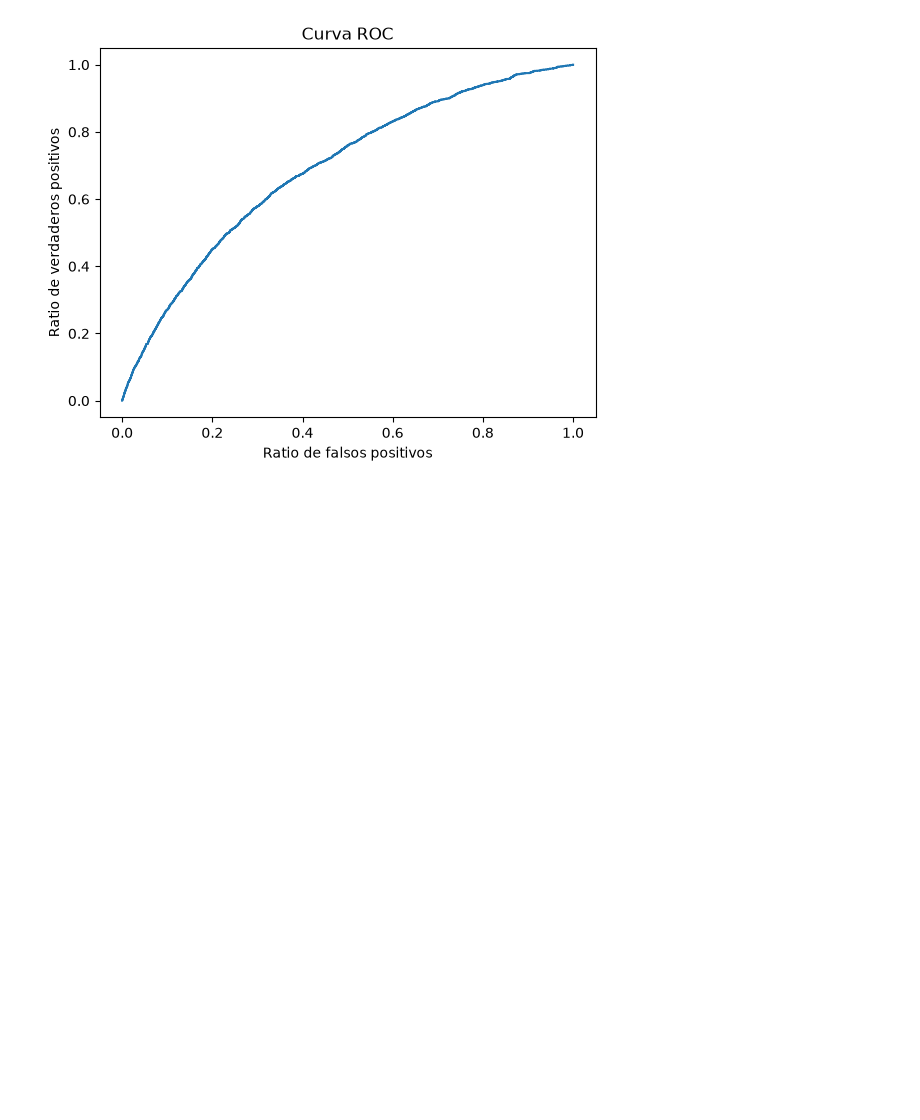
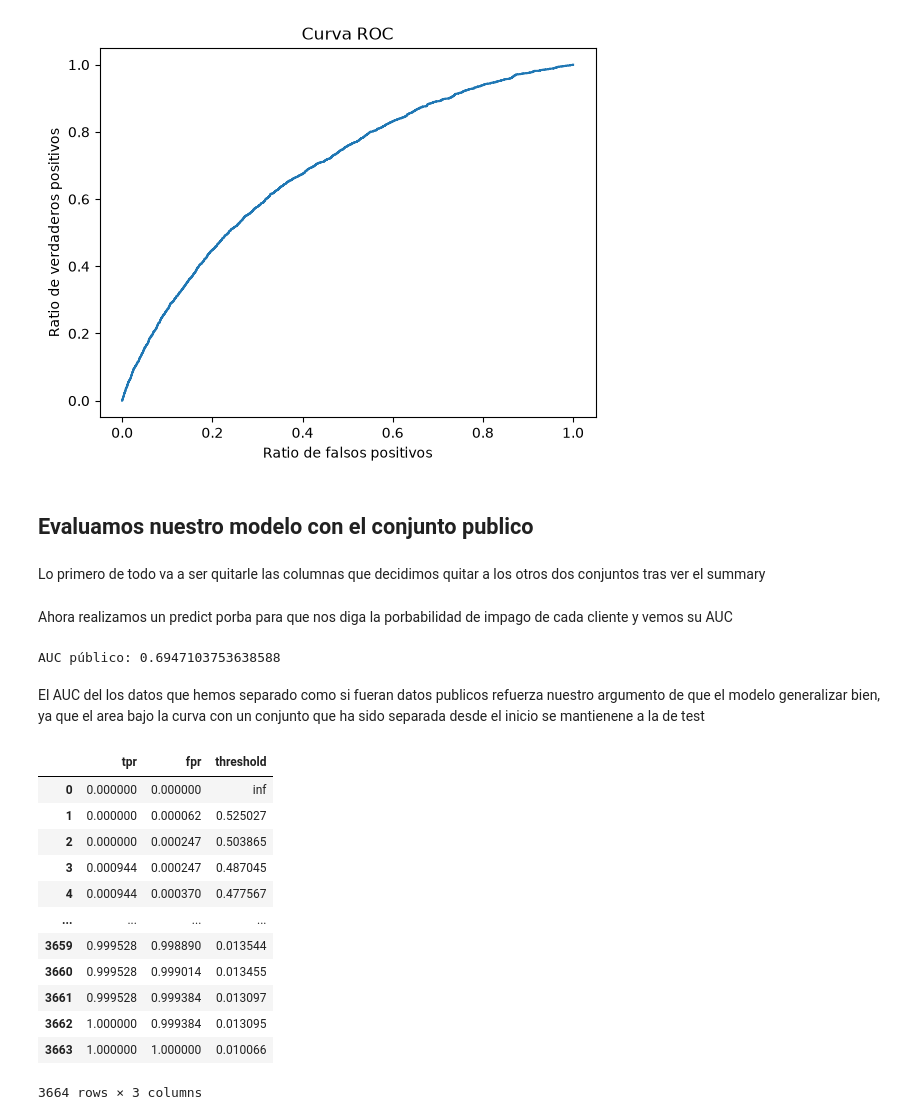
Before and after one commit to Guilleurre/Reto-05-Grupo-Verde-Oscuro, a Jupyter notebook: Modelo_impago.ipynb, the cells around one changed output. Saved outputs shown, nothing was run; the diff lists cells and outputs as text; code cells hidden in the pictures; blank space fills up the shorter version.

```diff
--- a/Modelo_impago.ipynb
+++ b/Modelo_impago.ipynb
@@ -417,3 +433,7 @@ plt.title("Curva ROC")
 # %% [output]
 Text(0.5, 1.0, 'Curva ROC')
 [figure]
+# %% [markdown]
+## Evaluamos nuestro modelo con el conjunto publico
+# %% [markdown]
+Lo primero de todo va a ser quitarle las columnas que decidimos quitar a los otros dos conjuntos tras ver el summary
@@ -419,0 +442,2 @@ Text(0.5, 1.0, 'Curva ROC')
+# %% [markdown]
+Ahora realizamos un predict porba para que nos diga la porbabilidad de impago de cada cliente y vemos su AUC
@@ -419,0 +446,23 @@ Text(0.5, 1.0, 'Curva ROC')
+# %%
+print("AUC público:", roc_auc_score(y_publico, prob_publico))
+# %% [output]
+AUC público: 0.6947103753638588
+# %% [markdown]
+El AUC del los datos que hemos separado como si fueran datos publicos refuerza nuestro argumento de que el modelo generalizar bien, ya que el area bajo la curva con un conjunto que ha sido separada desde el inicio se mantienene a la de test
+# %%
+fpr, tpr, threshold = roc_curve(y_test, y_prob)
+pd.DataFrame({"tpr":tpr, "fpr":fpr, "threshold":threshold})
+# %% [output]
+|  | tpr | fpr | threshold |
+| 0 | 0.000000 | 0.000000 | inf |
+| 1 | 0.000000 | 0.000062 | 0.525027 |
+| 2 | 0.000000 | 0.000247 | 0.503865 |
+| 3 | 0.000944 | 0.000247 | 0.487045 |
+| 4 | 0.000944 | 0.000370 | 0.477567 |
+| ... | ... | ... | ... |
+| 3659 | 0.999528 | 0.998890 | 0.013544 |
+| 3660 | 0.999528 | 0.999014 | 0.013455 |
+| 3661 | 0.999528 | 0.999384 | 0.013097 |
+| 3662 | 1.000000 | 0.999384 | 0.013095 |
+| 3663 | 1.000000 | 1.000000 | 0.010066 |
+3664 rows × 3 columns
```
Also changed, not shown: parts of 23 cells of this notebook.
